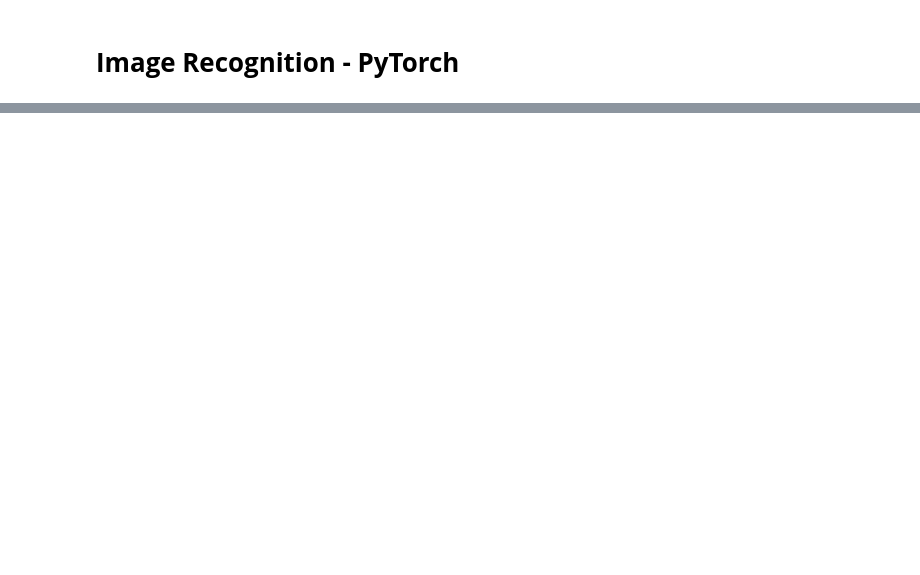
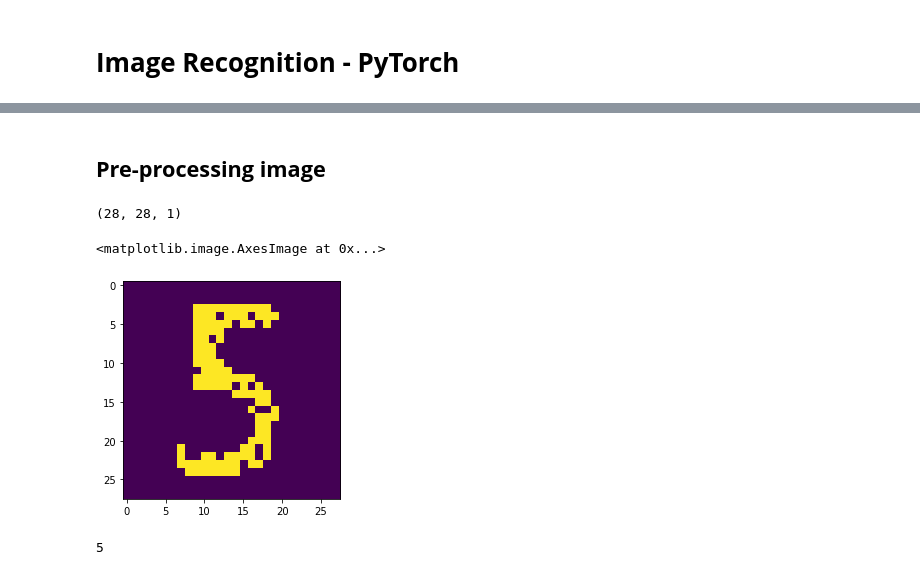
Before and after one commit to cleysonl/Pytorch, a Jupyter notebook: MNIST.ipynb, the cells around one changed output, grey strips where cells are left out. Cells and saved outputs as stored; diff of their text form; code cells hidden in the pictures; blank space fills up the shorter version.

```diff
--- a/MNIST.ipynb
+++ b/MNIST.ipynb
@@ -140,0 +238,20 @@ plt.plot(running_loss_history, label = 'training loss')
+# %% [markdown]
+## **Pre-processing image**
+# %%
+# we need to invert the colors like in out training and validation set -> number white and background black
+img = PIL.ImageOps.invert(img)
+# Convert to a binary image
+img = img.convert('1')
+img = transform(img)
+plt.imshow(im_convert(img))
+# %% [output]
+(28, 28, 1)
+<matplotlib.image.AxesImage at 0x...>
+[figure, added]
+# %%
+img = img.view(img.shape[0],-1)
+output = model(img)
+_, pred = torch.max(output,1)
+print(pred.item())
+# %% [output]
+5
```
Also changed, not shown: parts of 20 cells of this notebook.
